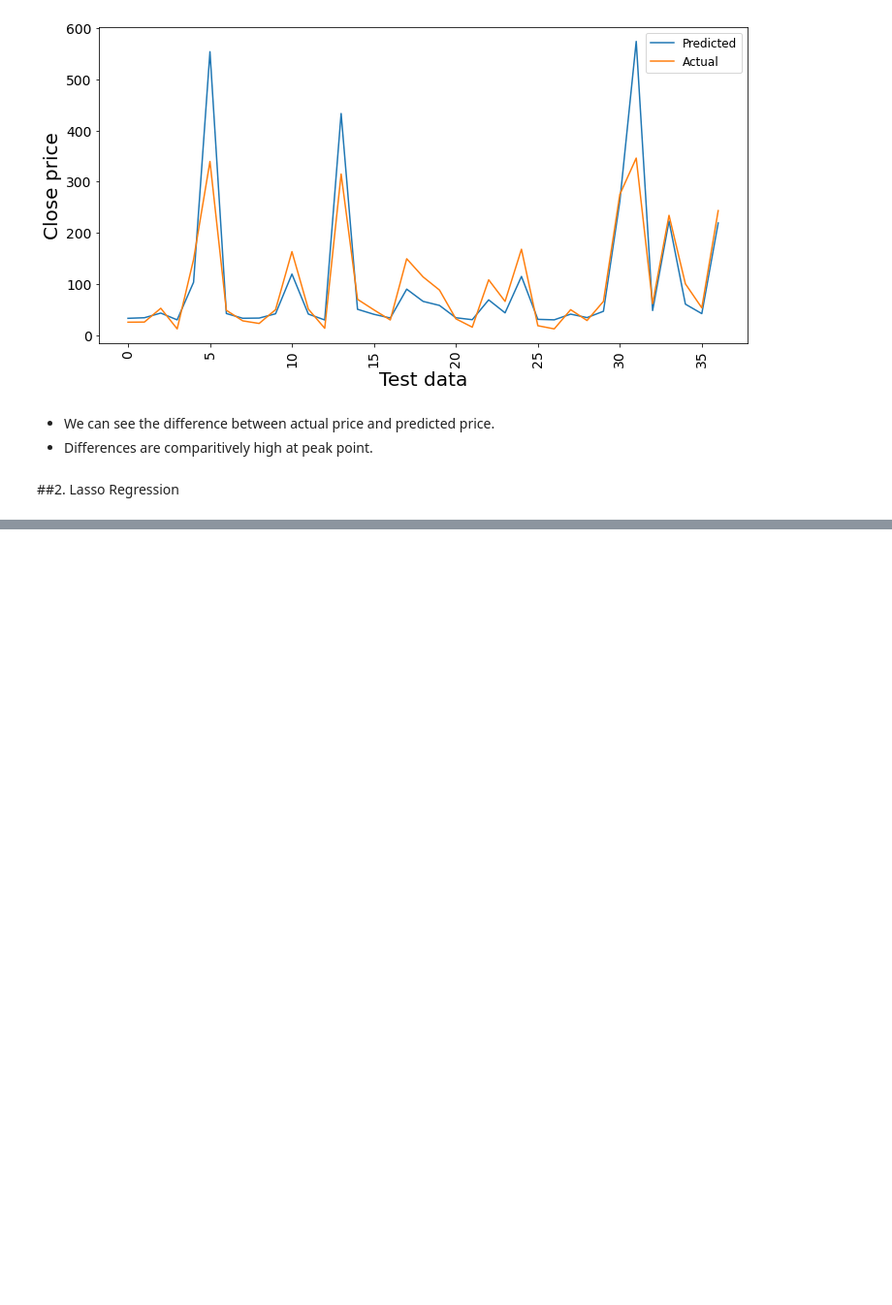
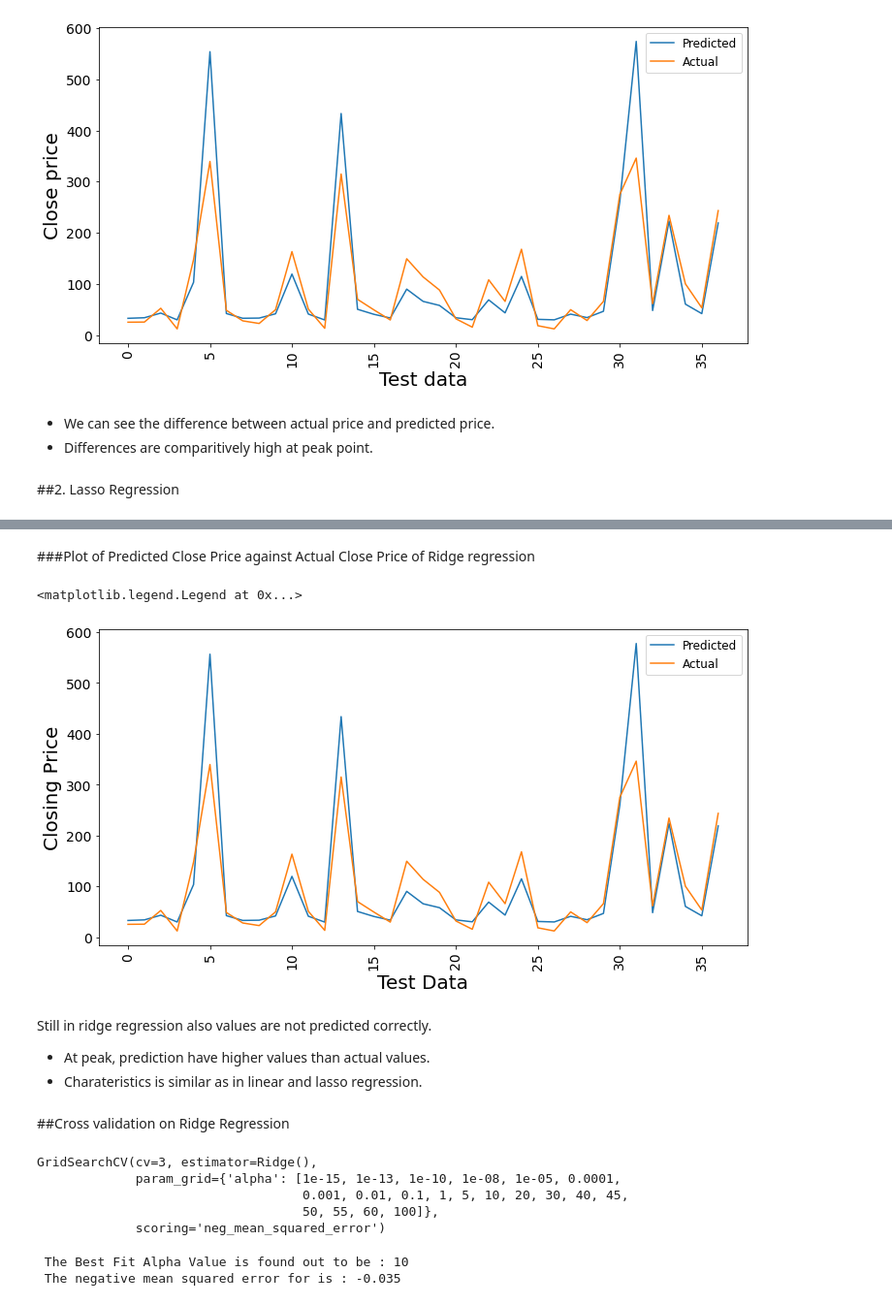
Before and after one commit to Ashfaquesayyed/Yes-bank-stock-closing-price-prediction, a Jupyter notebook: Yes_bank_stock_closing_price_new.ipynb, the cells around one changed output, grey strips where cells are left out. Shown at 97% size. Saved outputs shown, nothing was run; the diff lists cells and outputs as text; code cells hidden in the pictures; blank space fills up the shorter version.

```diff
--- a/Yes_bank_stock_closing_price_new.ipynb
+++ b/Yes_bank_stock_closing_price_new.ipynb
@@ -647,0 +870,6 @@ plt.legend(['Predicted','Actual'], fontsize = 12)
+# %%
+# fit ridge regression into training set
+from sklearn.linear_model import Ridge
+
+ridge_reg = Ridge (alpha= 0.1)
+ridge_reg.fit(x_train,y_train)
@@ -647,0 +883,4 @@ plt.legend(['Predicted','Actual'], fontsize = 12)
+# %%
+# predicted close price on test data
+y_pred_ridge = ridge_reg.predict(x_test)
+y_pred_ridge
@@ -647,0 +952,29 @@ plt.legend(['Predicted','Actual'], fontsize = 12)
+# %% [markdown]
+###Plot of Predicted Close Price against Actual Close Price of Ridge regression
+# %%
+#figure size
+plt.figure(figsize=(12,6))
+
+#plot
+sns.lineplot(data=10**y_pred_ridge)
+sns.lineplot(data=10**(np.array (y_test)))
+
+#labelling
+plt.xlabel('Test Data', fontsize= 20)
+plt.ylabel('Closing Price', fontsize= 20)
+
+#font size
+plt.xticks(rotation=90,fontsize=14)
+plt.yticks(fontsize=14)
+
+#legends
+plt.legend(['Predicted','Actual'], fontsize = 12)
+# %% [output]
+<matplotlib.legend.Legend at 0x...>
+[figure, added]
+# %% [markdown]
+Still in ridge regression also values are not predicted correctly.
+* At peak, prediction have higher values than actual values.
+* Charateristics is similar as in linear and lasso regression.
+# %% [markdown]
+##Cross validation on Ridge Regression
@@ -647,0 +986,16 @@ plt.legend(['Predicted','Actual'], fontsize = 12)
+# %%
+#data fitting
+ridge_regressor.fit(x_train, y_train)
+# %% [output]
+GridSearchCV(cv=3, estimator=Ridge(),
+             param_grid={'alpha': [1e-15, 1e-13, 1e-10, 1e-08, 1e-05, 0.0001,
+                                   0.001, 0.01, 0.1, 1, 5, 10, 20, 30, 40, 45,
+                                   50, 55, 60, 100]},
+             scoring='neg_mean_squared_error')
+# %%
+#print best fit values of alpha
+print(" The Best Fit Alpha Value is found out to be :", ridge_regressor.best_params_['alpha'])
+print(" The negative mean squared error for is :", round(ridge_regressor.best_score_, 3))
+# %% [output]
+ The Best Fit Alpha Value is found out to be : 10
+ The negative mean squared error for is : -0.035
```
Also changed, not shown: parts of 44 cells of this notebook.
